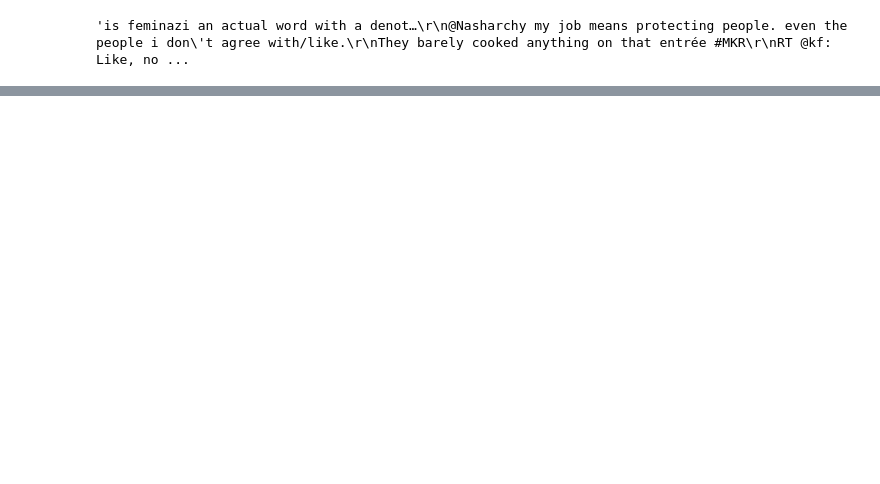
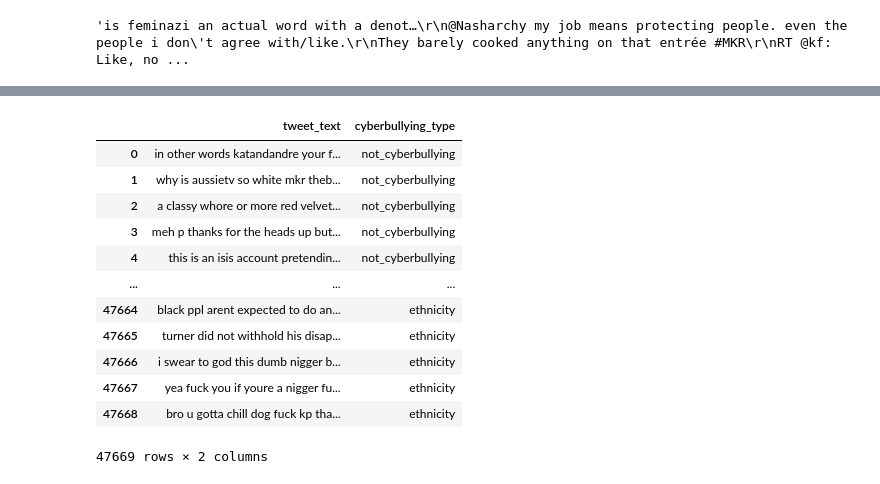
Before and after one commit to rootdrew27/cyberbullying-ml, a Jupyter notebook: light_data_cleaning.ipynb, the cells around one changed output, grey strips where cells are left out. Cells and saved outputs as stored; diff of their text form; code cells hidden in the pictures; blank space fills up the shorter version.

```diff
--- a/light_data_cleaning.ipynb
+++ b/light_data_cleaning.ipynb
@@ -40,0 +38,4 @@ def standardize_text(text):
+# %%
+# tweets with \r\n were not properly read (or written) thus we will remove all tweets with '\r\n' as they are likely
+df1 = df.copy()
+df1 = df1[df1.tweet_text.str.contains('\r\n') == False]
@@ -40,0 +78,13 @@ def standardize_text(text):
+# %%
+def preprocess(text):
+  text = standardize_text(text)
+  text = remove_links(text)
+  text = remove_mentions(text)
+  text = remove_rt(text)
+  text = remove_non_english(text)
+  text = remove_punctuation(text)
+  text = remove_short_tweets(text)
+  text = remove_excess_spaces(text)
+  return text
+# %%
+df1.tweet_text = df1.tweet_text.apply(preprocess)
@@ -40,0 +99,17 @@ def standardize_text(text):
+# %%
+df1.dropna(axis=0, inplace=True) #drop rows that contain any null values
+df1.reset_index(drop=True) #reset the indexes
+# %% [output]
+|  | tweet_text | cyberbullying_type |
+| 0 | in other words katandandre your f... | not_cyberbullying |
+| 1 | why is aussietv so white mkr theb... | not_cyberbullying |
+| 2 | a classy whore or more red velvet... | not_cyberbullying |
+| 3 | meh p thanks for the heads up but... | not_cyberbullying |
+| 4 | this is an isis account pretendin... | not_cyberbullying |
+| ... | ... | ... |
+| 47664 | black ppl arent expected to do an... | ethnicity |
+| 47665 | turner did not withhold his disap... | ethnicity |
+| 47666 | i swear to god this dumb nigger b... | ethnicity |
+| 47667 | yea fuck you if youre a nigger fu... | ethnicity |
+| 47668 | bro u gotta chill dog fuck kp tha... | ethnicity |
+47669 rows × 2 columns
```
Also changed, not shown: parts of 10 cells of this notebook.
